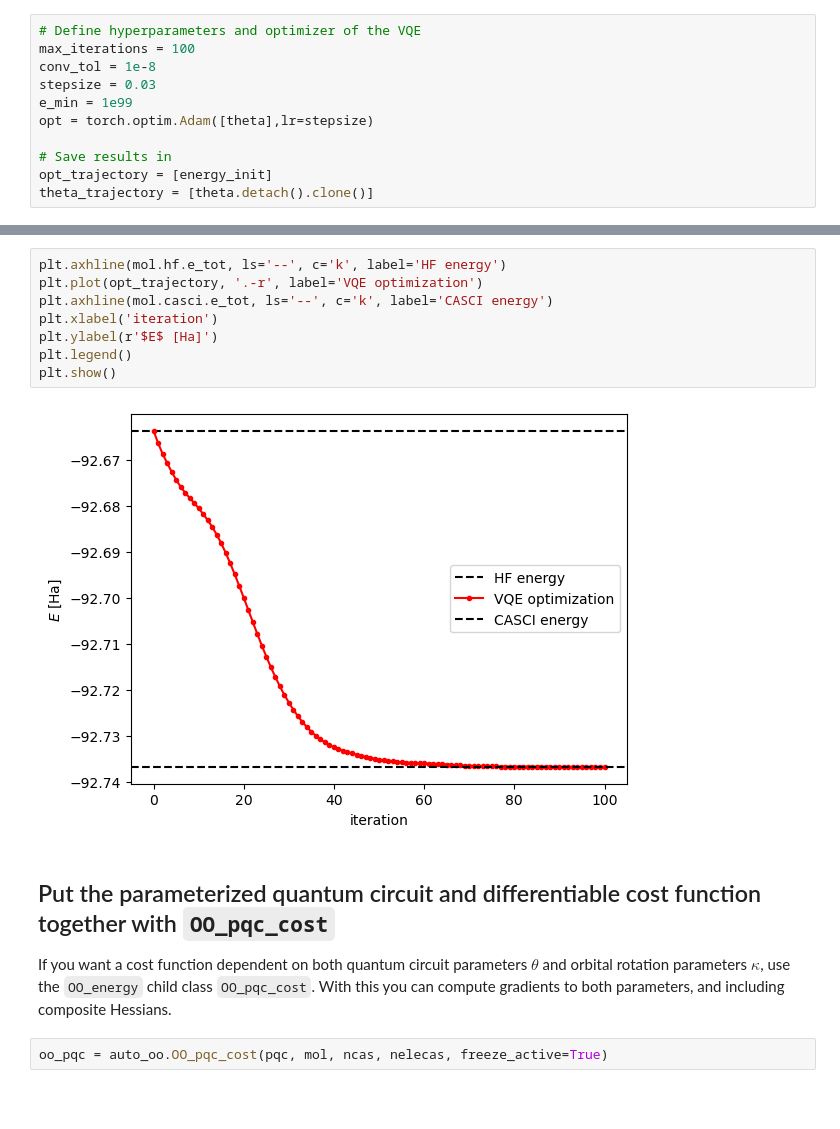
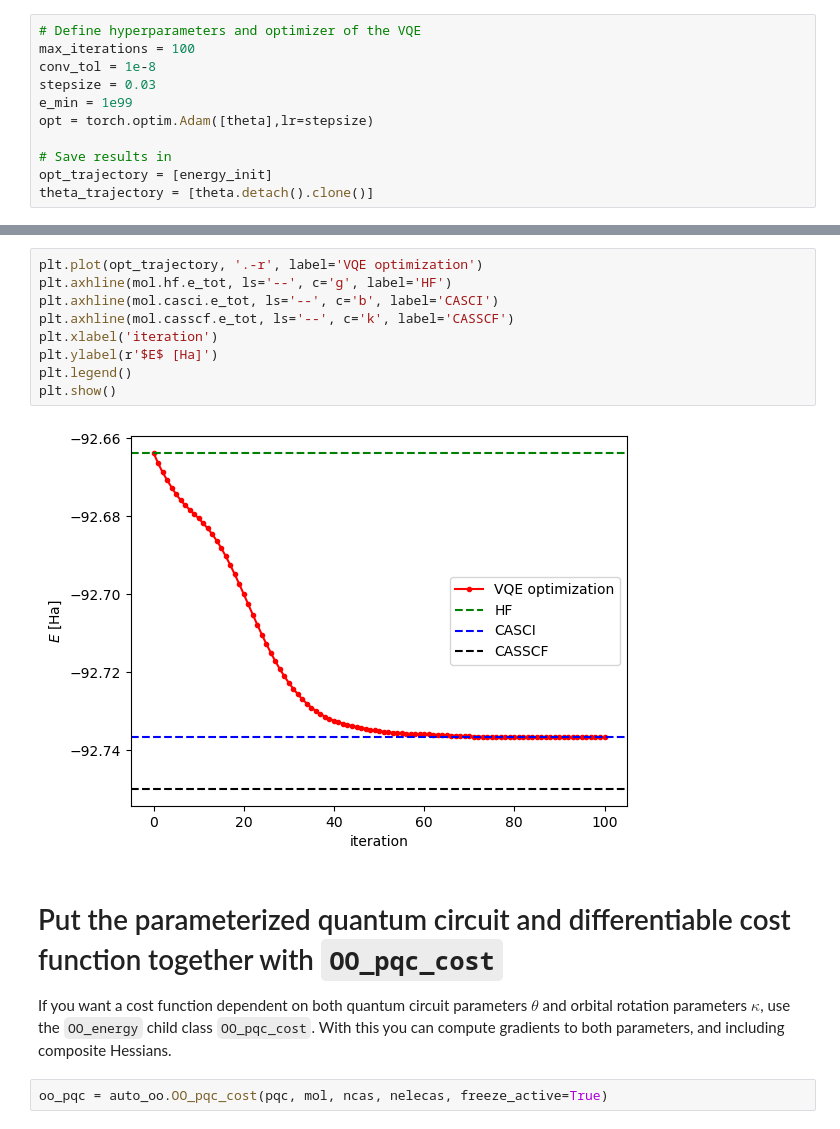
Before and after one commit to Emieeel/auto_oo, a Jupyter notebook: examples/Tutorial.ipynb, the cells around one changed output, grey strips where cells are left out. Saved outputs shown, nothing was run; the diff lists cells and outputs as text; blank space fills up the shorter version.

```diff
--- a/examples/Tutorial.ipynb
+++ b/examples/Tutorial.ipynb
@@ -334,15 +364,16 @@ iter, e = 99 -92.73669644177387
 # %%
-plt.axhline(mol.hf.e_tot, ls='--', c='k', label='HF energy')
 plt.plot(opt_trajectory, '.-r', label='VQE optimization')
-plt.axhline(mol.casci.e_tot, ls='--', c='k', label='CASCI energy')
+plt.axhline(mol.hf.e_tot, ls='--', c='g', label='HF')
+plt.axhline(mol.casci.e_tot, ls='--', c='b', label='CASCI')
+plt.axhline(mol.casscf.e_tot, ls='--', c='k', label='CASSCF')
 plt.xlabel('iteration')
 plt.ylabel(r'$E$ [Ha]')
 plt.legend()
 plt.show()
 # %% [output]
-[figure, old version]
+[figure, new version]
 # %% [markdown]
-## Put the parameterized quantum circuit and differentiable cost function together with `OO_pqc_cost`
+# Put the parameterized quantum circuit and differentiable cost function together with `OO_pqc_cost`
 
 If you want a cost function dependent on both quantum circuit parameters $\theta$ and orbital rotation parameters $\kappa$, use the `OO_energy` child class `OO_pqc_cost`. With this you can compute gradients to both parameters, and including composite Hessians.
 # %%
```
Also changed, not shown: parts of 28 cells of this notebook.
